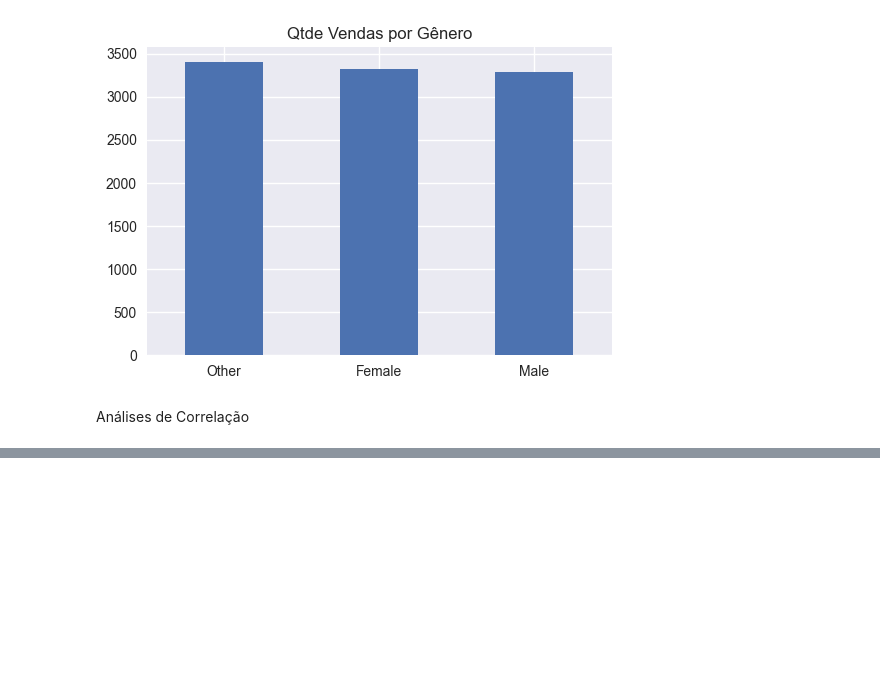
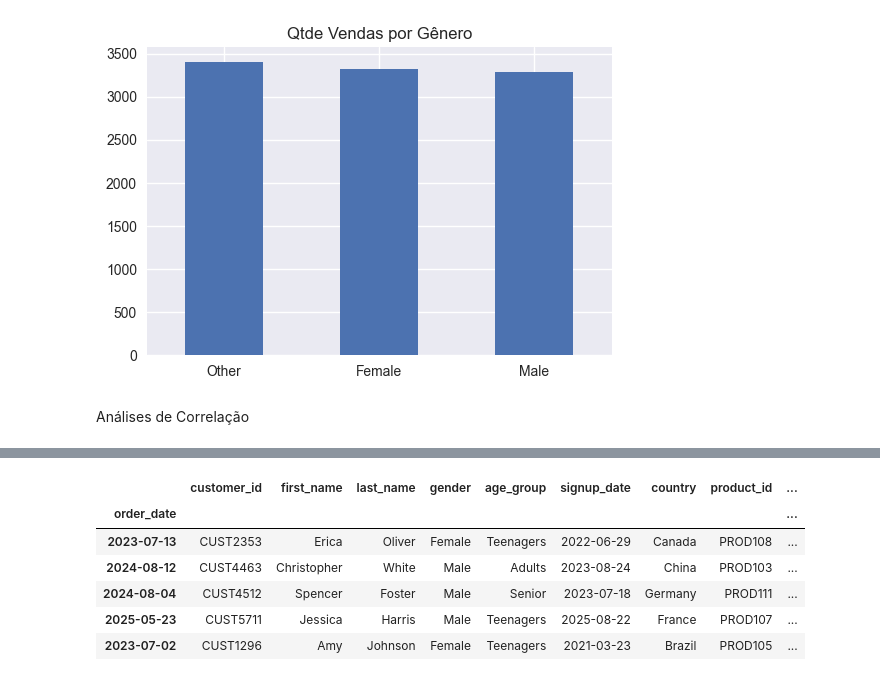
Before and after one commit to CesarNasc/datasets_analysis, a Jupyter notebook: 01_ecommerce/python/ecommerce.ipynb, the cells around one changed output, grey strips where cells are left out. Saved outputs shown, nothing was run; the diff lists cells and outputs as text; code cells hidden in the pictures; blank space fills up the shorter version.

```diff
--- a/01_ecommerce/python/ecommerce.ipynb
+++ b/01_ecommerce/python/ecommerce.ipynb
@@ -457,0 +487,11 @@ df.sample(5)
+# %%
+df_index = df.set_index('order_date')
+df_index.head(5)
+# %% [output]
+|  | customer_id | first_name | last_name | gender | age_group | signup_date | country | product_id | ... |
+| order_date |  |  |  |  |  |  |  |  | ... |
+| 2023-07-13 | CUST2353 | Erica | Oliver | Female | Teenagers | 2022-06-29 | Canada | PROD108 | ... |
+| 2024-08-12 | CUST4463 | Christopher | White | Male | Adults | 2023-08-24 | China | PROD103 | ... |
+| 2024-08-04 | CUST4512 | Spencer | Foster | Male | Senior | 2023-07-18 | Germany | PROD111 | ... |
+| 2025-05-23 | CUST5711 | Jessica | Harris | Male | Teenagers | 2025-08-22 | France | PROD107 | ... |
+| 2023-07-02 | CUST1296 | Amy | Johnson | Female | Teenagers | 2021-03-23 | Brazil | PROD105 | ... |
```
Also changed, not shown: parts of 15 cells of this notebook, 3 other files.
